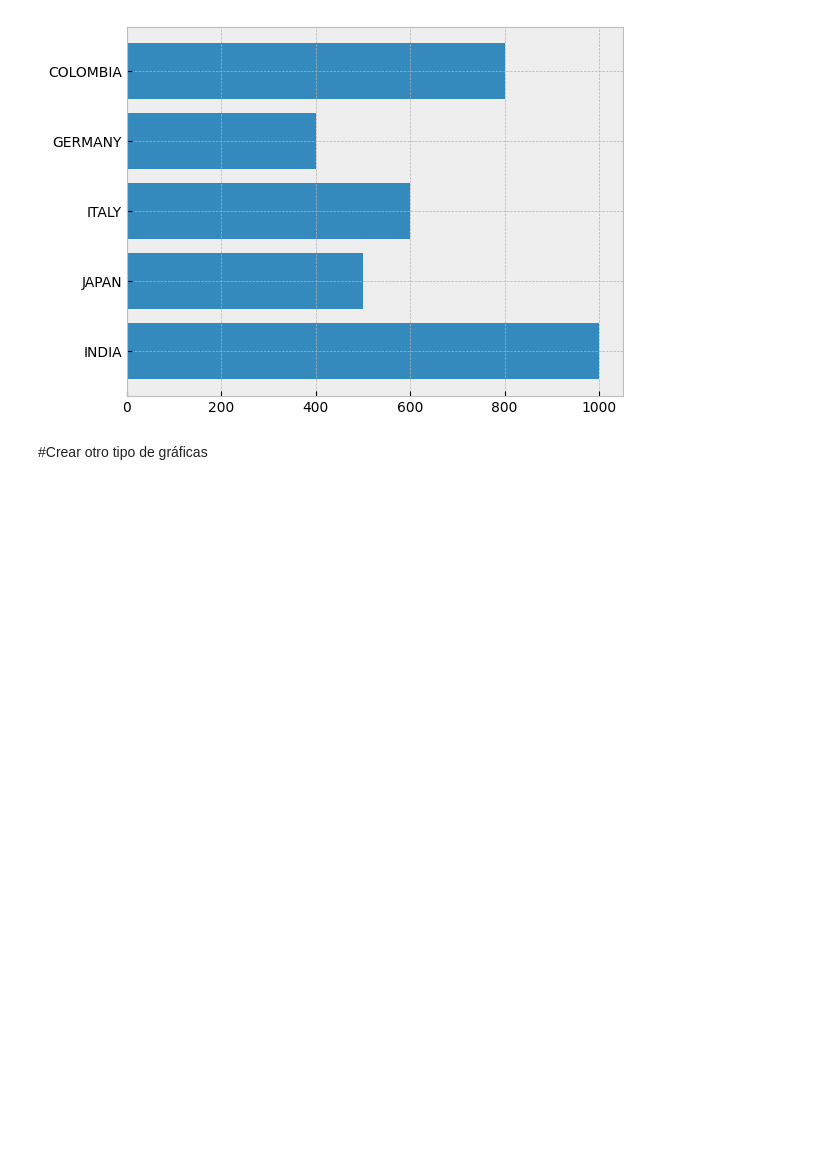
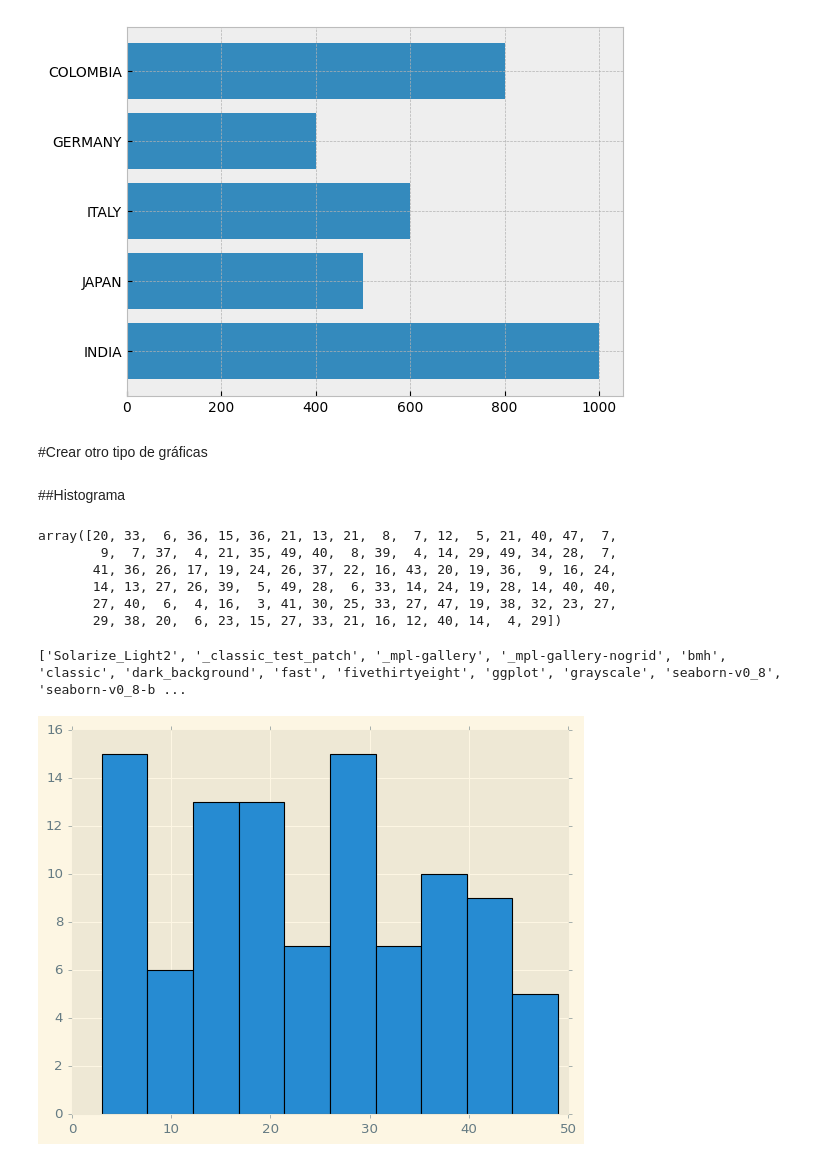
Before and after one commit to feracor/matplotlib_eaborn, a Jupyter notebook: 1_pyplot.ipynb, the cells around one changed output. Saved outputs shown, nothing was run; the diff lists cells and outputs as text; code cells hidden in the pictures; blank space fills up the shorter version.

```diff
--- a/1_pyplot.ipynb
+++ b/1_pyplot.ipynb
@@ -276,7 +276,7 @@ print(plt.style.available)
 # %% [output]
 ['Solarize_Light2', '_classic_test_patch', '_mpl-gallery', '_mpl-gallery-nogrid', 'bmh', 'classic', 'dark_background', 'fast', 'fivethirtyeight', 'ggplot', 'grayscale', 'seaborn-v0_8', 'seaborn-v0_8-b ...
 # %%
-plt.style.use('fast')
+plt.style.use('classic')
 # %%
 #Customización con estilo matlab
 fig, axes = plt.subplots(figsize=(4,4))
@@ -363,3 +363,25 @@ plt.show
 [figure]
 # %% [markdown]
 #Crear otro tipo de gráficas
+# %% [markdown]
+##Histograma
+# %%
+data = np.random.randint(1,50,100)
+data
+# %% [output]
+array([20, 33,  6, 36, 15, 36, 21, 13, 21,  8,  7, 12,  5, 21, 40, 47,  7,
+        9,  7, 37,  4, 21, 35, 49, 40,  8, 39,  4, 14, 29, 49, 34, 28,  7,
+       41, 36, 26, 17, 19, 24, 26, 37, 22, 16, 43, 20, 19, 36,  9, 16, 24,
+       14, 13, 27, 26, 39,  5, 49, 28,  6, 33, 14, 24, 19, 28, 14, 40, 40,
+       27, 40,  6,  4, 16,  3, 41, 30, 25, 33, 27, 47, 19, 38, 32, 23, 27,
+       29, 38, 20,  6, 23, 15, 27, 33, 21, 16, 12, 40, 14,  4, 29])
+# %%
+print(plt.style.available)
+plt.style.use('Solarize_Light2')
+# %% [output]
+['Solarize_Light2', '_classic_test_patch', '_mpl-gallery', '_mpl-gallery-nogrid', 'bmh', 'classic', 'dark_background', 'fast', 'fivethirtyeight', 'ggplot', 'grayscale', 'seaborn-v0_8', 'seaborn-v0_8-b ...
+# %%
+plt.hist(data) #Crea histograma
+plt.show()
+# %% [output]
+[figure, added]
```
Also changed, not shown: parts of 15 cells of this notebook.
